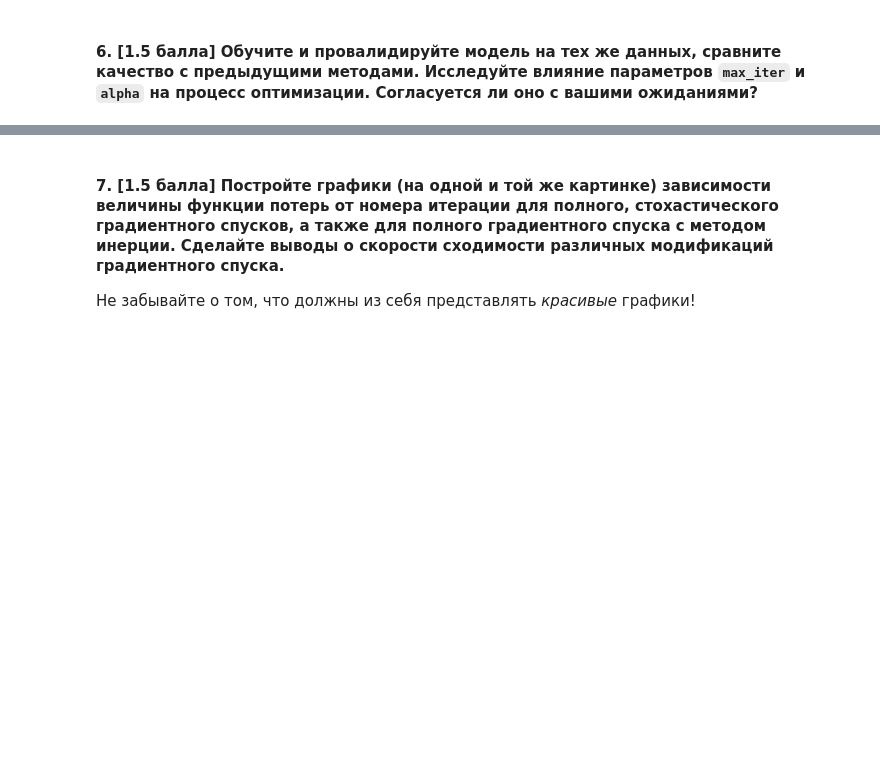
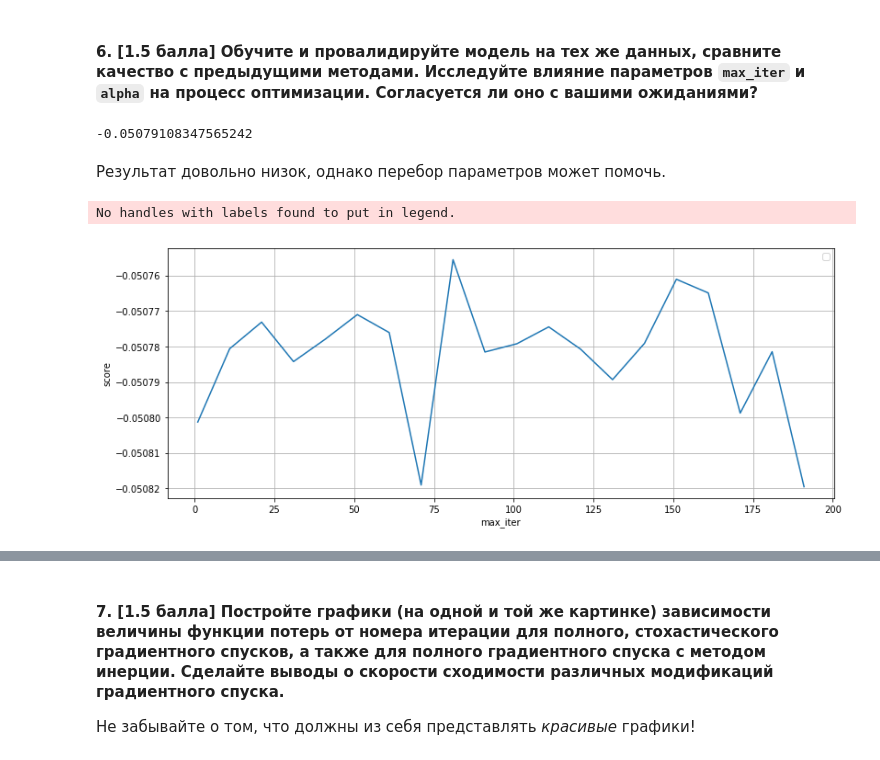
Before and after one commit to evgenstf/machine_learning_hse_course, a Jupyter notebook: homeworks/03/homework-practice-03.ipynb, the cells around one changed output, grey strips where cells are left out. Saved outputs shown, nothing was run; the diff lists cells and outputs as text; code cells hidden in the pictures; blank space fills up the shorter version.

Commit message:
homework_03: add huber_reg

```diff
--- a/homeworks/03/homework-practice-03.ipynb
+++ b/homeworks/03/homework-practice-03.ipynb
@@ -53,6 +53,17 @@ def pair_plot(df, target):
         plt.xlabel(feature)
         if i % ncol == 0:
             plt.ylabel('target')
+
+def graph_by_points(x, y, x_name, y_name):
+    f, (ax2) = plt.subplots(1, 1, figsize=(13, 5))
+
+    ax2.plot(x, y)
+    ax2.set_xlabel(x_name)
+    ax2.set_ylabel(y_name)
+    ax2.grid()
+    ax2.legend()
+
+    f.show()
 # %%
 practice_data = pandas.read_csv('./homework-practice-03-data.csv')
 x_practice_data = practice_data.drop(columns=['f1'])
@@ -211,0 +243,22 @@ class HuberReg(BaseEstimator):
+# %%
+model = HuberReg()
+model.fit(x_train, y_train)
+model.calc_gradient(x_train, y_train)
+r2_score(model.predict(np.array(x_test)), np.array(y_test))
+# %% [output]
+-0.05079108347565242
+# %% [markdown]
+Результат довольно низок, однако перебор параметров может помочь.
+# %%
+def build_and_print_max_iter_graph():
+    scores = []
+    values = np.arange(1, 200, 10)
+    for it in values:
+        model = HuberReg(max_iter=it)
+        model.fit(x_train, y_train)
+        scores.append(r2_score(model.predict(np.array(x_test)), np.array(y_test)))
+    graph_by_points(values, scores, "max_iter", "score")
+build_and_print_max_iter_graph()
+# %% [output]
+No handles with labels found to put in legend.
+[figure, added]
```
Also changed, not shown: parts of 8 cells of this notebook.
